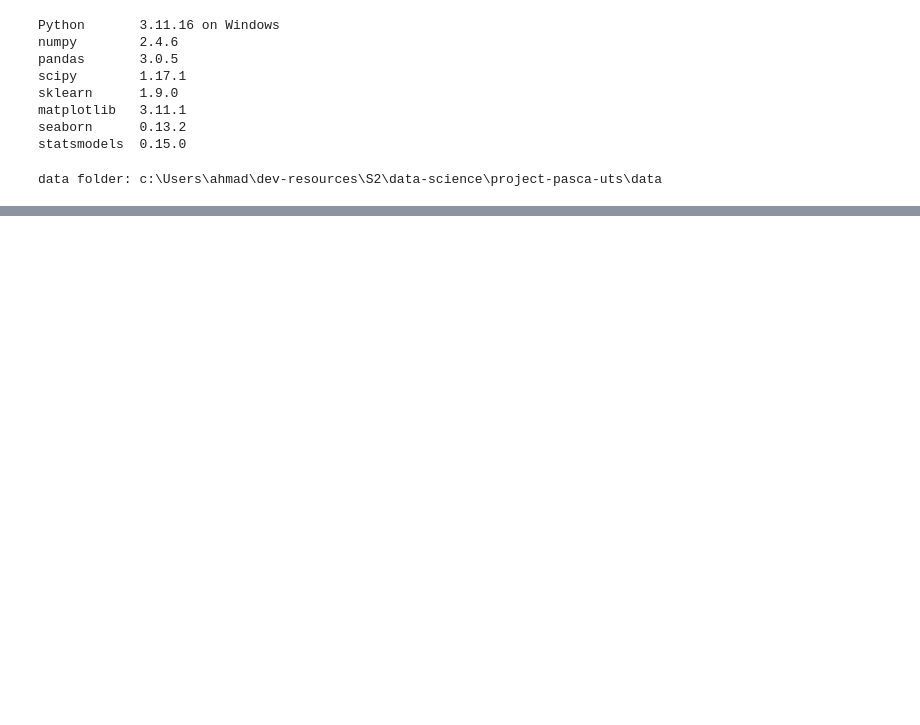
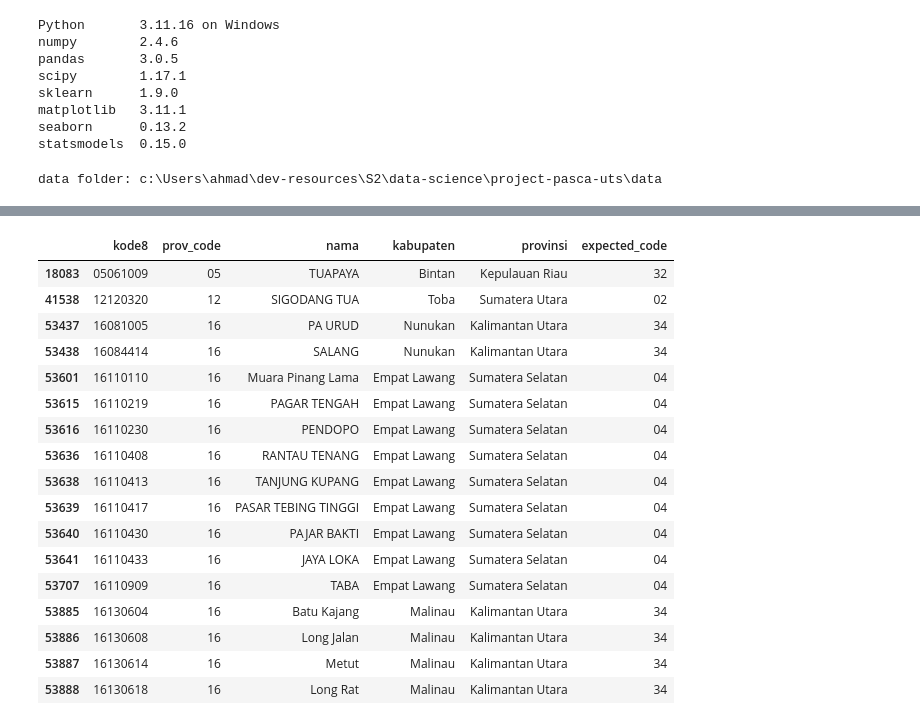
Before and after one commit to ahmadfh07/spatial-pertanahan-nasional, a Jupyter notebook: master.ipynb, the cells around one changed output, grey strips where cells are left out. Saved outputs shown, nothing was run; the diff lists cells and outputs as text; code cells hidden in the pictures; blank space fills up the shorter version.

```diff
--- a/master.ipynb
+++ b/master.ipynb
@@ -116,0 +128,20 @@ profile(rawDesa)
+# %%
+# --- Working copy + column groups -----------------------------------------------------
+desa = rawDesa.copy()      # rawDesa stays untouched; everything below works on `desa`
+
+RIGHTS = ["hak_milik", "hgb", "hgu", "hak_pakai", "hak_pengelolaan", "hak_wakaf", "kosong", "lainnya"]
+CNT = [f"{r}_jumlah" for r in RIGHTS]      # parcel counts per right
+ARE = [f"{r}_luas" for r in RIGHTS]        # parcel areas per right
+FLOOD = ["banjir_rendah", "banjir_sedang", "banjir_tinggi"]
+YEARS = ["tahun_min", "tahun_median", "tahun_max"]
+
+# `kode` was read as an integer, so its leading zero is gone (1010101 is really 01010101).
+# Restore the 8-digit code: PP (province) KK (kab/kota) CC (kecamatan) DD (village)
+desa["kode8"] = desa["kode"].astype("int64").astype(str).str.zfill(8)
+desa["prov_code"] = desa["kode8"].str[:2]
+desa["kab_code"] = desa["kode8"].str[:4]
+desa["kec_code"] = desa["kode8"].str[:6]
+
+print("kode length before padding:", desa["kode"].astype(str).str.len().value_counts().to_dict())
+print("kode length after padding :", desa["kode8"].str.len().value_counts().to_dict())
+desa[["kode", "kode8", "prov_code", "kab_code", "kec_code", "nama", "kabupaten", "provinsi"]].head()
@@ -116,0 +246,46 @@ profile(rawDesa)
+# %%
+# --- Hierarchy: does the 8-digit code tell the same story as the names? ----------------
+# Names are written inconsistently (KUTA ALAM vs Kuta Alam, double spaces), so also test a normalized version.
+def norm(s):
+    return s.str.upper().str.replace(r"\s+", " ", regex=True).str.strip()
+
+for c in ["provinsi", "kabupaten", "kecamatan", "nama"]:
+    desa[f"{c}_n"] = norm(desa[c])
+
+def hierarchy_check(code_col, name_col, parent_col=None):
+    """code -> name should be 1:1. Within the same parent, a name should map to a single code."""
+    row = {"code": code_col, "name": name_col, "n_codes": desa[code_col].nunique(),
+           "n_names_raw": desa[name_col].nunique(), "n_names_norm": desa[f"{name_col}_n"].nunique()}
+    for tag, col in (("raw", name_col), ("norm", f"{name_col}_n")):
+        row[f"codes_with_>1_name_{tag}"] = int((desa.groupby(code_col)[col].nunique() > 1).sum())
+    keys = [parent_col, f"{name_col}_n"] if parent_col else [f"{name_col}_n"]
+    row["names_with_>1_code_same_parent"] = int((desa.groupby(keys)[code_col].nunique() > 1).sum())
+    return row
+
+hier = pd.DataFrame([
+    hierarchy_check("prov_code", "provinsi"),
+    hierarchy_check("kab_code", "kabupaten", "prov_code"),
+    hierarchy_check("kec_code", "kecamatan", "kab_code"),
+])
+display(hier)
+
+# Province code vs province name: which rows carry a code that belongs to another province?
+modal = desa.groupby("provinsi")["prov_code"].agg(lambda s: s.value_counts().idxmax())
+desa["prov_code_mismatch"] = desa["prov_code"] != desa["provinsi"].map(modal)
+print("rows where prov_code disagrees with provinsi:", int(desa["prov_code_mismatch"].sum()))
+display(desa.loc[desa["prov_code_mismatch"], ["kode8", "prov_code", "nama", "kabupaten", "provinsi"]].assign(
+    expected_code=lambda x: x["provinsi"].map(modal)))
+
+# Kabupaten names that hide two different kab/kota codes inside the SAME province (Kabupaten X vs Kota X)
+multi = desa.groupby(["prov_code", "kabupaten_n"])["kab_code"].agg(lambda s: sorted(s.unique()))
+multi = multi[multi.str.len() > 1]
+print("kabupaten names with more than one kab_code in the same province:", len(multi))
+display(multi.head(12))
+
+# ...and the opposite problem: one kab_code shared by two different kabupaten names
+names_per_code = desa.groupby("kab_code")["kabupaten_n"].agg(lambda s: sorted(s.dropna().unique()))
+shared = names_per_code[names_per_code.str.len() > 1].to_frame("kabupaten_names")
+shared["n_villages"] = desa.groupby("kab_code").size()
+print("kab_code shared by more than one kabupaten name:", len(shared))
+shared
+# %% [output]
@@ -116,0 +297,18 @@ profile(rawDesa)
+|  | kode8 | prov_code | nama | kabupaten | provinsi | expected_code |
+| 18083 | 05061009 | 05 | TUAPAYA | Bintan | Kepulauan Riau | 32 |
+| 41538 | 12120320 | 12 | SIGODANG TUA | Toba | Sumatera Utara | 02 |
+| 53437 | 16081005 | 16 | PA URUD | Nunukan | Kalimantan Utara | 34 |
+| 53438 | 16084414 | 16 | SALANG | Nunukan | Kalimantan Utara | 34 |
+| 53601 | 16110110 | 16 | Muara Pinang Lama | Empat Lawang | Sumatera Selatan | 04 |
+| 53615 | 16110219 | 16 | PAGAR TENGAH | Empat Lawang | Sumatera Selatan | 04 |
+| 53616 | 16110230 | 16 | PENDOPO | Empat Lawang | Sumatera Selatan | 04 |
+| 53636 | 16110408 | 16 | RANTAU TENANG | Empat Lawang | Sumatera Selatan | 04 |
+| 53638 | 16110413 | 16 | TANJUNG KUPANG | Empat Lawang | Sumatera Selatan | 04 |
+| 53639 | 16110417 | 16 | PASAR TEBING TINGGI | Empat Lawang | Sumatera Selatan | 04 |
+| 53640 | 16110430 | 16 | PAJAR BAKTI | Empat Lawang | Sumatera Selatan | 04 |
+| 53641 | 16110433 | 16 | JAYA LOKA | Empat Lawang | Sumatera Selatan | 04 |
+| 53707 | 16110909 | 16 | TABA | Empat Lawang | Sumatera Selatan | 04 |
+| 53885 | 16130604 | 16 | Batu Kajang | Malinau | Kalimantan Utara | 34 |
+| 53886 | 16130608 | 16 | Long Jalan | Malinau | Kalimantan Utara | 34 |
+| 53887 | 16130614 | 16 | Metut | Malinau | Kalimantan Utara | 34 |
+| 53888 | 16130618 | 16 | Long Rat | Malinau | Kalimantan Utara | 34 |
```
Also changed, not shown: parts of 9 cells of this notebook.
